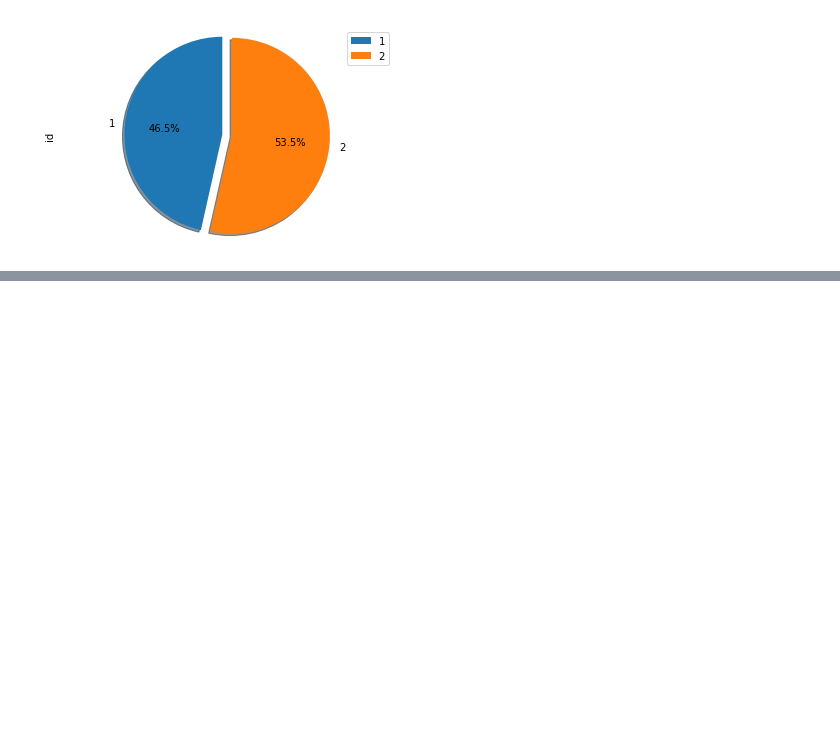
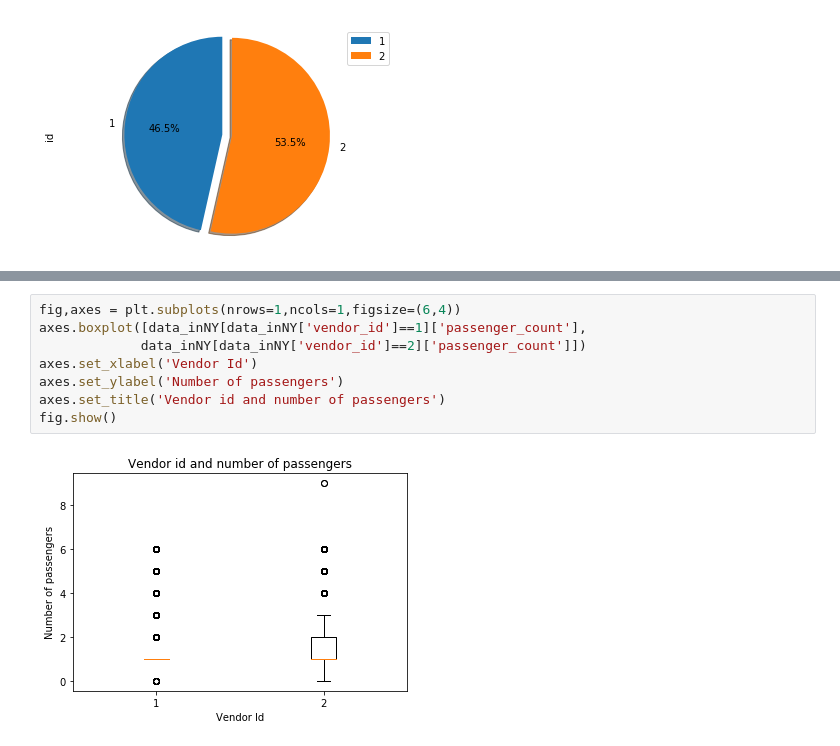
Before and after one commit to liuyuhanalex/Taxi-duration, a Jupyter notebook: Datapreprocessing and Visualization.ipynb, the cells around one changed output, grey strips where cells are left out. Cells and saved outputs as stored; diff of their text form; blank space fills up the shorter version.

```diff
--- a/Datapreprocessing and Visualization.ipynb
+++ b/Datapreprocessing and Visualization.ipynb
@@ -191,0 +200,10 @@ plt.show()
+# %%
+fig,axes = plt.subplots(nrows=1,ncols=1,figsize=(6,4))
+axes.boxplot([data_inNY[data_inNY['vendor_id']==1]['passenger_count'],
+             data_inNY[data_inNY['vendor_id']==2]['passenger_count']])
+axes.set_xlabel('Vendor Id')
+axes.set_ylabel('Number of passengers')
+axes.set_title('Vendor id and number of passengers')
+fig.show()
+# %% [output]
+[figure, added]
```
Also changed, not shown: parts of 4 cells of this notebook.
